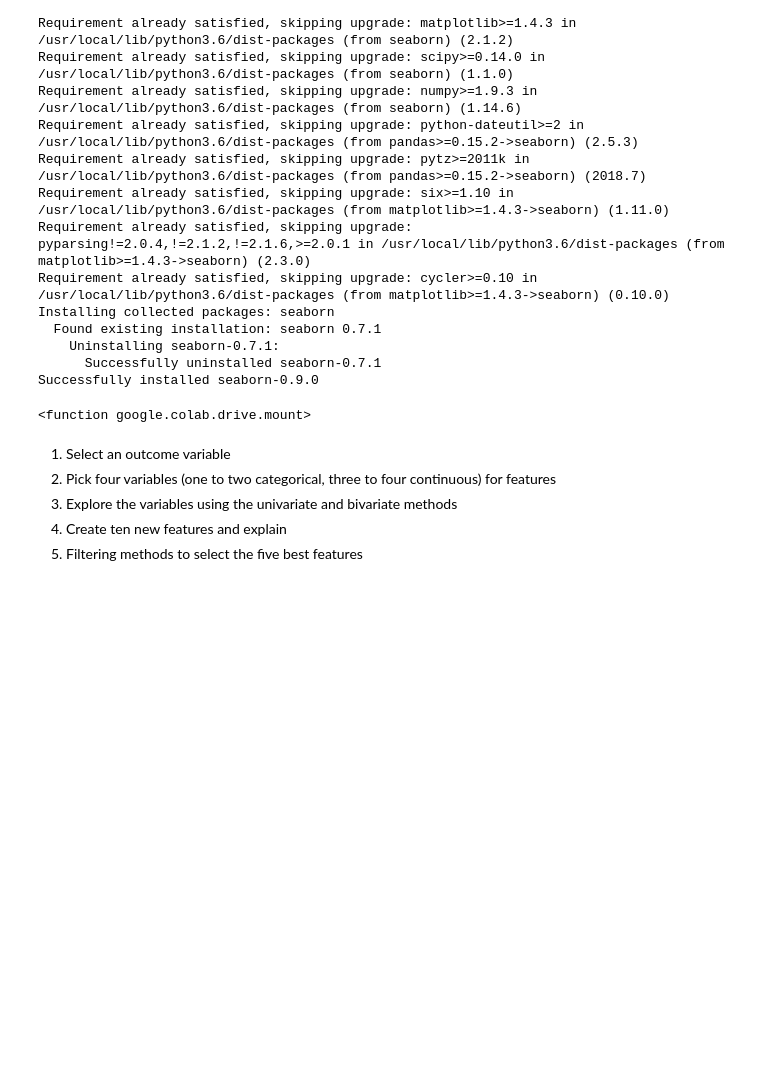
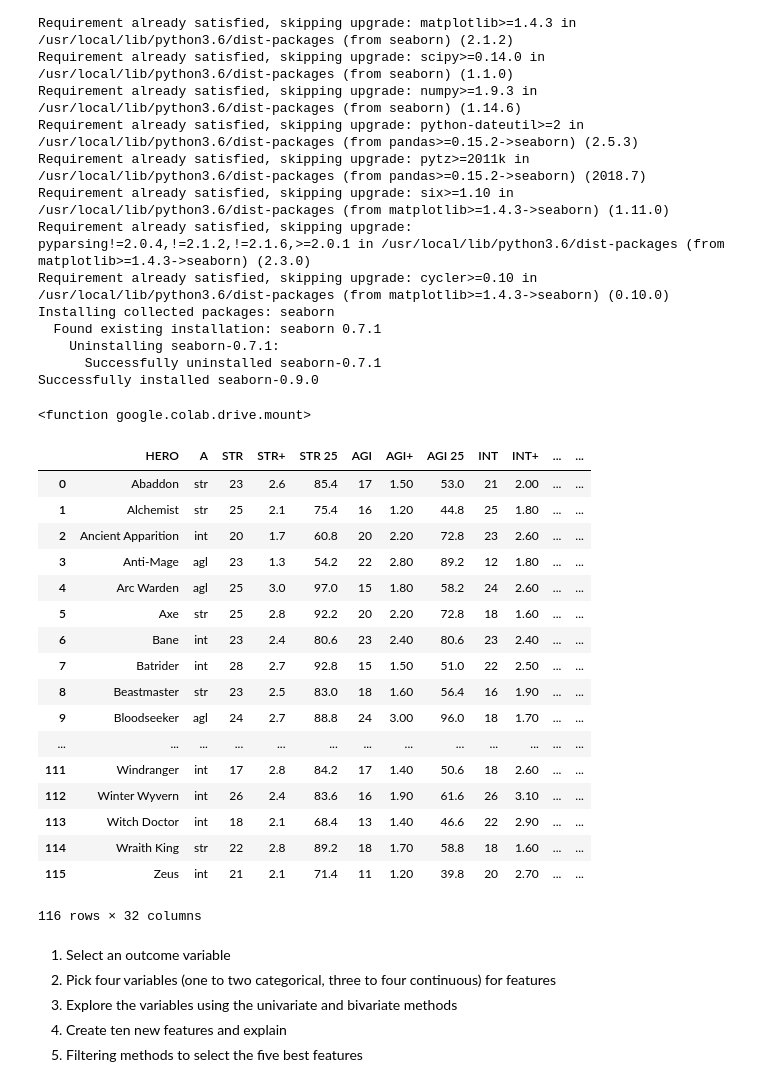
Before and after one commit to zdwhite/Thinkful, a Jupyter notebook: Thinkful_prep_dataset_for_modeling.ipynb, the cells around one changed output. Saved outputs shown, nothing was run; the diff lists cells and outputs as text; code cells hidden in the pictures; blank space fills up the shorter version.

```diff
--- a/Thinkful_prep_dataset_for_modeling.ipynb
+++ b/Thinkful_prep_dataset_for_modeling.ipynb
@@ -38,6 +38,29 @@ drive.mount
 <function google.colab.drive.mount>
 # %%
 df = pd.read_csv('dota2 heroes.csv')
+# %%
+df_test = pd.read_csv('https://raw.githubusercontent.com/zdwhite/Thinkful-Unit-2/master/dota2%20heroes.csv')
+# %%
+df_test
+# %% [output]
+|  | HERO | A | STR | STR+ | STR 25 | AGI | AGI+ | AGI 25 | INT | INT+ | ... | ... |
+| 0 | Abaddon | str | 23 | 2.6 | 85.4 | 17 | 1.50 | 53.0 | 21 | 2.00 | ... | ... |
+| 1 | Alchemist | str | 25 | 2.1 | 75.4 | 16 | 1.20 | 44.8 | 25 | 1.80 | ... | ... |
+| 2 | Ancient Apparition | int | 20 | 1.7 | 60.8 | 20 | 2.20 | 72.8 | 23 | 2.60 | ... | ... |
+| 3 | Anti-Mage | agl | 23 | 1.3 | 54.2 | 22 | 2.80 | 89.2 | 12 | 1.80 | ... | ... |
+| 4 | Arc Warden | agl | 25 | 3.0 | 97.0 | 15 | 1.80 | 58.2 | 24 | 2.60 | ... | ... |
+| 5 | Axe | str | 25 | 2.8 | 92.2 | 20 | 2.20 | 72.8 | 18 | 1.60 | ... | ... |
+| 6 | Bane | int | 23 | 2.4 | 80.6 | 23 | 2.40 | 80.6 | 23 | 2.40 | ... | ... |
+| 7 | Batrider | int | 28 | 2.7 | 92.8 | 15 | 1.50 | 51.0 | 22 | 2.50 | ... | ... |
+| 8 | Beastmaster | str | 23 | 2.5 | 83.0 | 18 | 1.60 | 56.4 | 16 | 1.90 | ... | ... |
+| 9 | Bloodseeker | agl | 24 | 2.7 | 88.8 | 24 | 3.00 | 96.0 | 18 | 1.70 | ... | ... |
+| ... | ... | ... | ... | ... | ... | ... | ... | ... | ... | ... | ... | ... |
+| 111 | Windranger | int | 17 | 2.8 | 84.2 | 17 | 1.40 | 50.6 | 18 | 2.60 | ... | ... |
+| 112 | Winter Wyvern | int | 26 | 2.4 | 83.6 | 16 | 1.90 | 61.6 | 26 | 3.10 | ... | ... |
+| 113 | Witch Doctor | int | 18 | 2.1 | 68.4 | 13 | 1.40 | 46.6 | 22 | 2.90 | ... | ... |
+| 114 | Wraith King | str | 22 | 2.8 | 89.2 | 18 | 1.70 | 58.8 | 18 | 1.60 | ... | ... |
+| 115 | Zeus | int | 21 | 2.1 | 71.4 | 11 | 1.20 | 39.8 | 20 | 2.70 | ... | ... |
+116 rows × 32 columns
 # %% [markdown]
 
 
```
